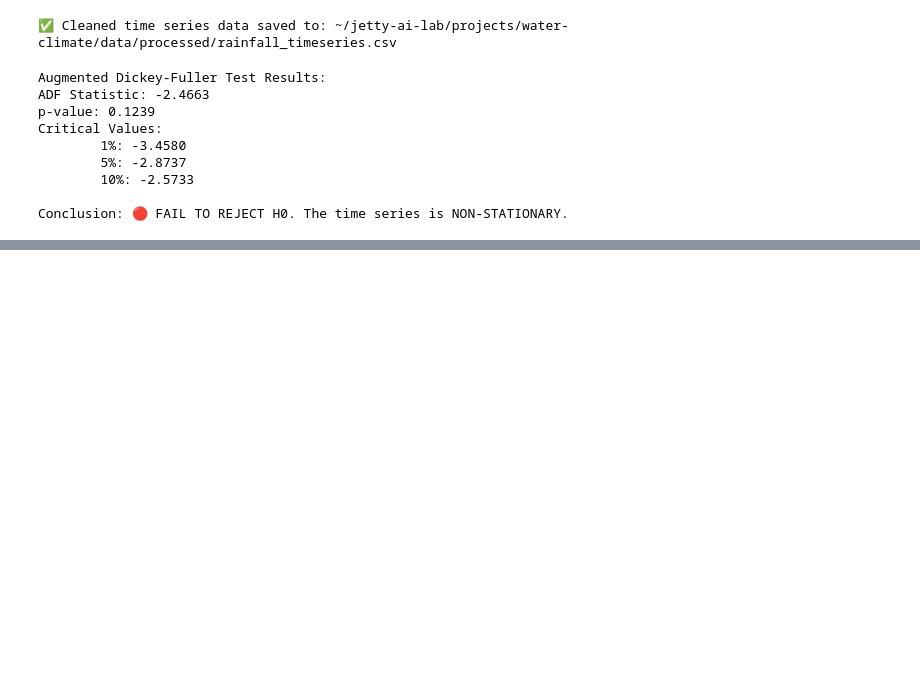
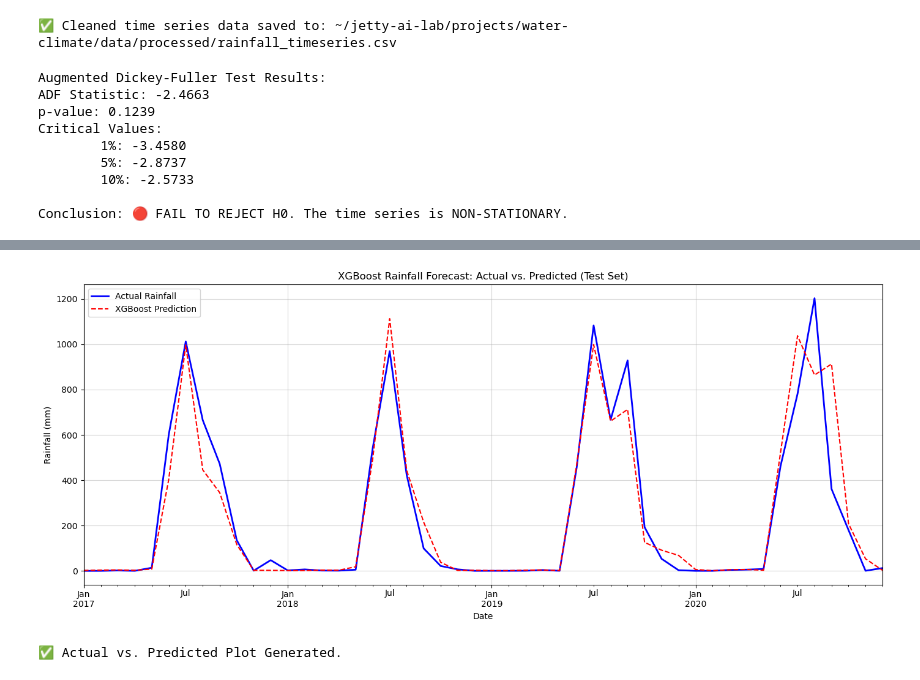
Before and after one commit to jonnyolap/jetty-ai-water-climate, a Jupyter notebook: notebooks/2.0-Rainfall-Forecasting.ipynb, the cells around one changed output, grey strips where cells are left out. Saved outputs shown, nothing was run; the diff lists cells and outputs as text; code cells hidden in the pictures; blank space fills up the shorter version.

Commit message:
feat(final): Rainfall Forecasting Project (2.0) complete. Added final charts, results, and updated README for full project summary.

```diff
--- a/notebooks/2.0-Rainfall-Forecasting.ipynb
+++ b/notebooks/2.0-Rainfall-Forecasting.ipynb
@@ -208,0 +326,28 @@ print("\n🎉 PHASE 2 NOTEBOOK COMPLETE: Data cleaned, model trained, and saved.
+# %%
+import matplotlib.pyplot as plt
+import pandas as pd
+
+# Create a DataFrame for visualization
+results_df = pd.DataFrame({
+    'Actual Rainfall': y_test,
+    'Predicted Rainfall': y_pred
+})
+
+# Plot the Actual vs. Predicted values over the test period
+plt.figure(figsize=(14, 6))
+results_df['Actual Rainfall'].plot(label='Actual Rainfall', color='blue', linewidth=2)
+results_df['Predicted Rainfall'].plot(label='XGBoost Prediction', color='red', linestyle='--', linewidth=1.5)
+
+plt.title('XGBoost Rainfall Forecast: Actual vs. Predicted (Test Set)')
+plt.xlabel('Date')
+plt.ylabel('Rainfall (mm)')
+plt.legend()
+plt.grid(True, alpha=0.5)
+plt.tight_layout()
+plt.savefig('rainfall_forecast_test_set_plot.png')
+plt.show()
+
+print("✅ Actual vs. Predicted Plot Generated.")
+# %% [output]
+[figure, added]
+✅ Actual vs. Predicted Plot Generated.
```
Also changed, not shown: parts of 10 cells of this notebook, 9 other files.
